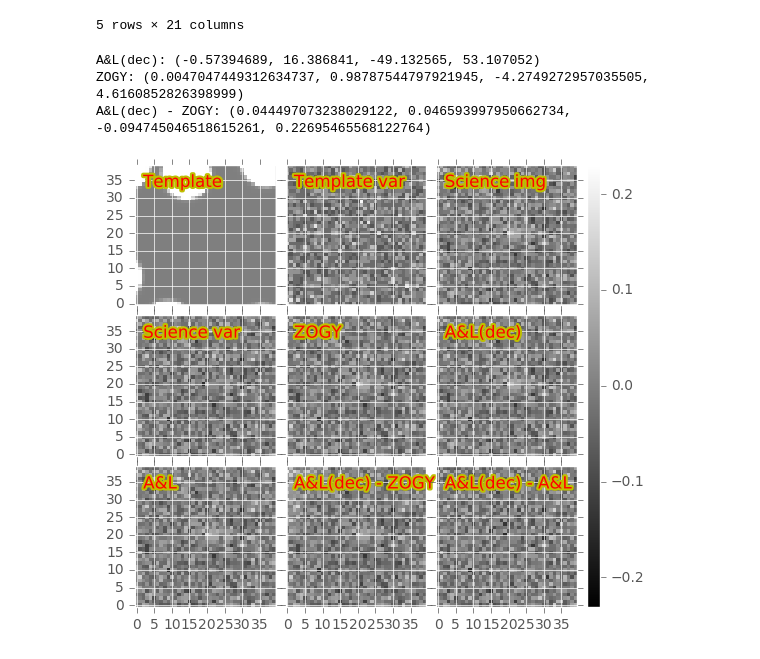
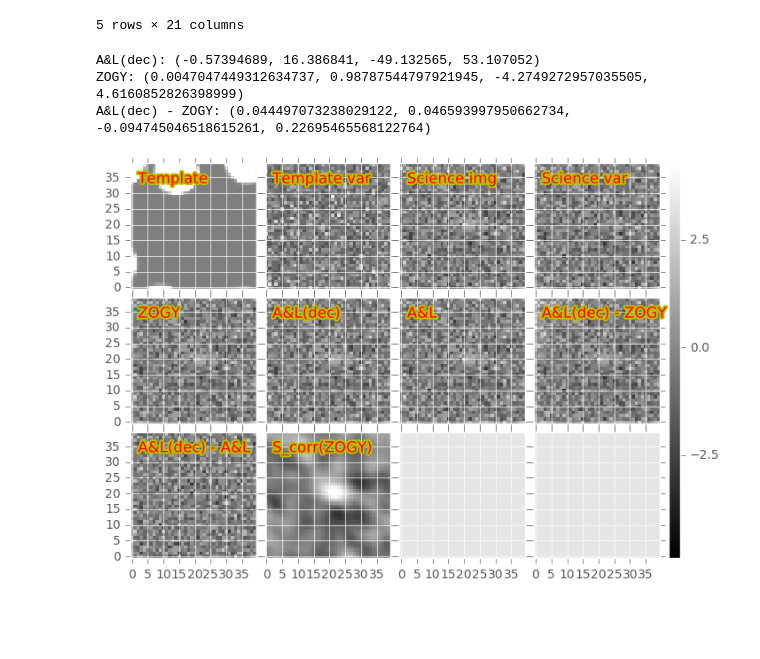
Before and after one commit to lsst-dm/diffimTests, a Jupyter notebook: 31. new tests.ipynb, the cells around one changed output. Cells and saved outputs as stored; diff of their text form; code cells hidden in the pictures; blank space fills up the shorter version.

```diff
--- a/31. new tests.ipynb
+++ b/31. new tests.ipynb
@@ -205,9 +205,9 @@ dit.sizeme(tmp)
 | 49 | 620.0 | 5.040907e-12 | 710.348089 | 50 | 352.788591 | 476.721365 | 4.999168 | NaN | ... |
 5 rows × 21 columns
 # %%
-testObj.doPlot([tmp.inputCentroid_y.values[0], tmp.inputCentroid_x.values[0], 20]);
+testObj.doPlot([tmp.inputCentroid_y.values[0], tmp.inputCentroid_x.values[0], 20], include_Szogy=True);
 # %% [output]
 A&L(dec): (-0.57394689, 16.386841, -49.132565, 53.107052)
 ZOGY: (0.0047047449312634737, 0.98787544797921945, -4.2749272957035505, 4.6160852826398999)
 A&L(dec) - ZOGY: (0.044497073238029122, 0.046593997950662734, -0.094745046518615261, 0.22695465568122764)
-[figure, old version]
+[figure, new version]
```
Also changed, not shown: parts of 3 cells of this notebook, 3 other files.
